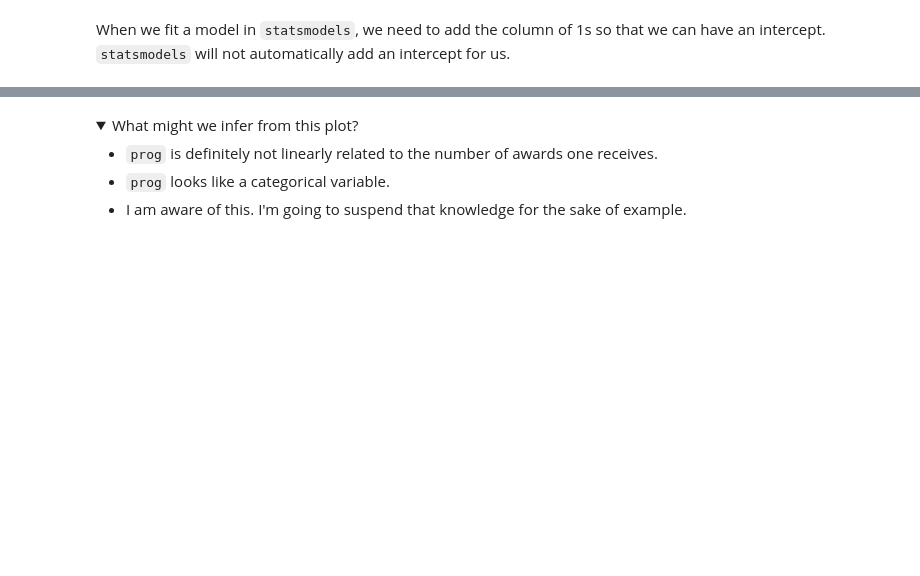
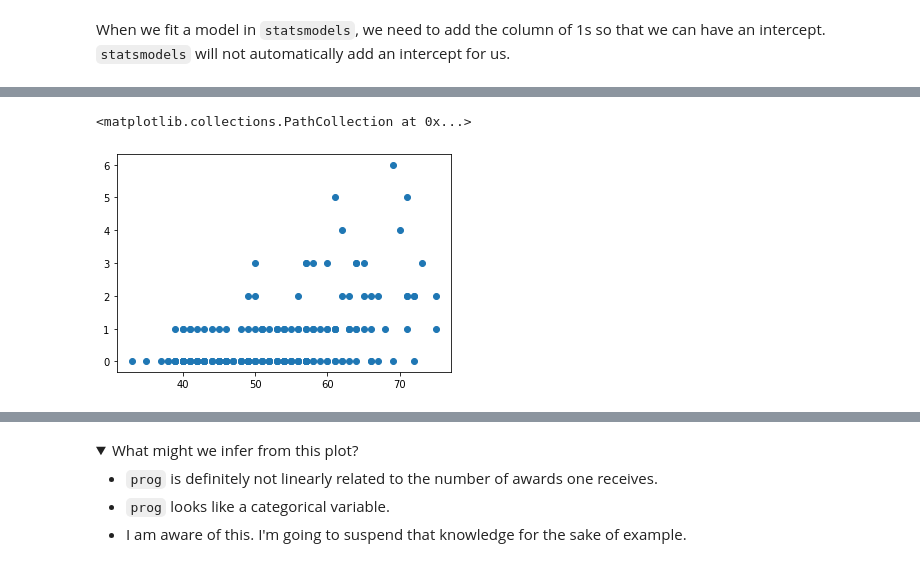
Before and after one commit to persocom01/GA-lessons, a Jupyter notebook: 6.06-lesson-generalized_linear_models/starter-code.ipynb, the cells around one changed output, grey strips where cells are left out. Saved outputs shown, nothing was run; the diff lists cells and outputs as text; code cells hidden in the pictures; folded sections open; blank space fills up the shorter version.

```diff
--- a/6.06-lesson-generalized_linear_models/starter-code.ipynb
+++ b/6.06-lesson-generalized_linear_models/starter-code.ipynb
@@ -194,4 +202,8 @@ award = pd.read_csv("https://stats.idre.ucla.edu/stat/data/poisson_sim.csv")
 # %%
 # Plot a scatterplot of math vs. number of awards.
+plt.scatter(award['math'], award['num_awards'])
+# %% [output]
+<matplotlib.collections.PathCollection at 0x...>
+[figure, added]
 # %%
 # Plot distribution of awards by program.
```
Also changed, not shown: parts of 8 cells of this notebook, 2 other files.
